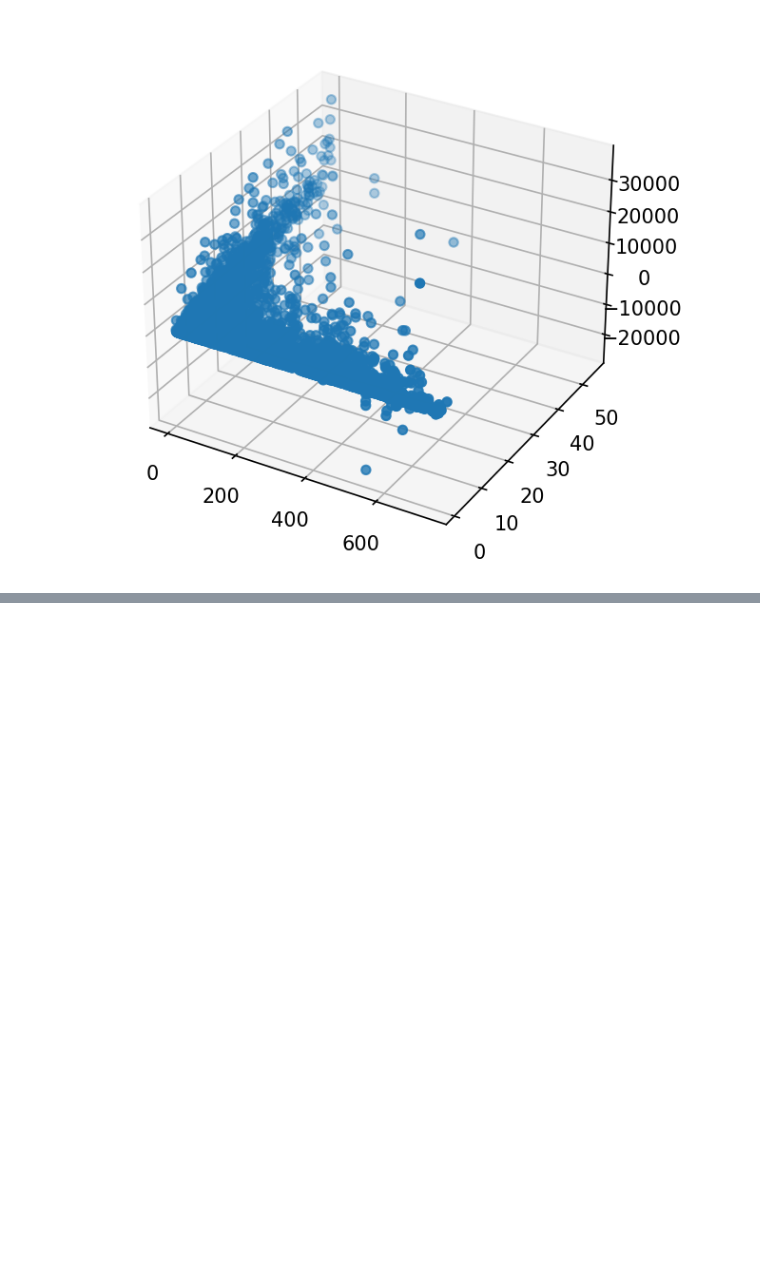
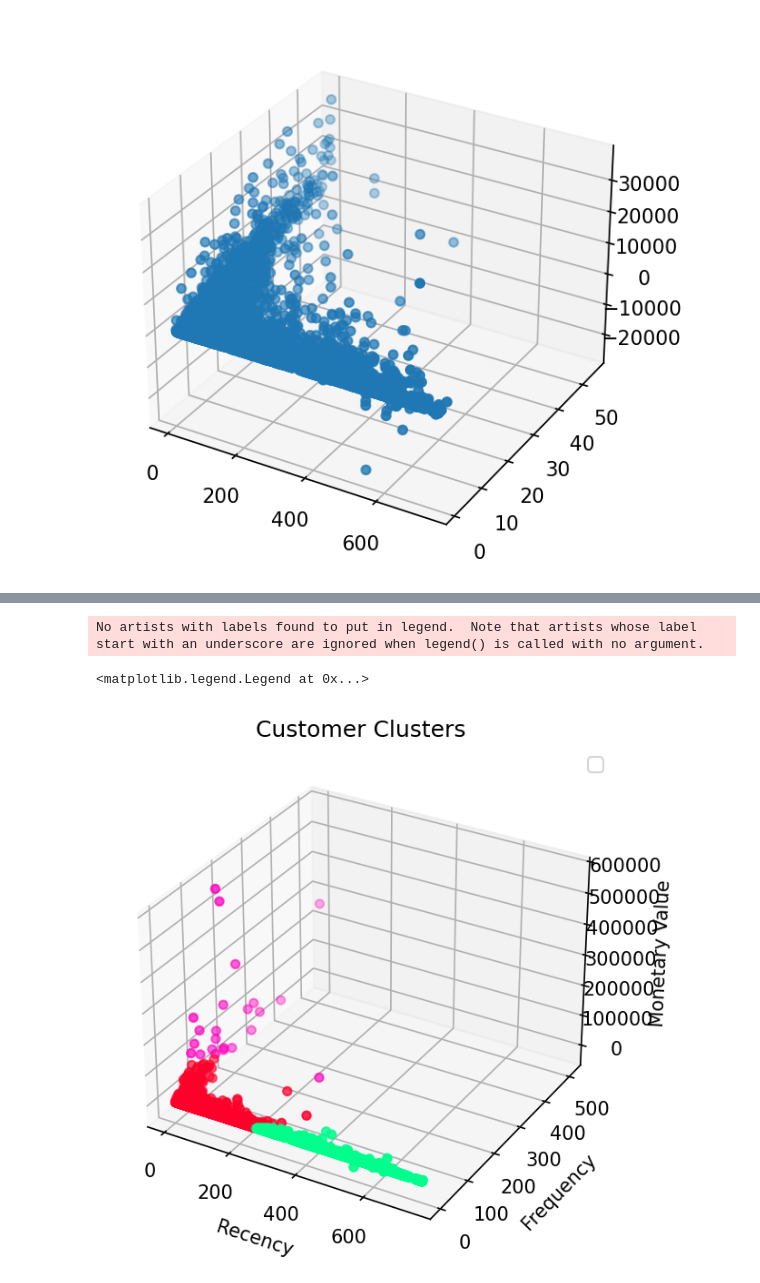
Before and after one commit to Noura-ou/projet_segmentation_client, a Jupyter notebook: src/test_rola.ipynb, the cells around one changed output, grey strips where cells are left out. Cells and saved outputs as stored; diff of their text form; code cells hidden in the pictures; blank space fills up the shorter version.

```diff
--- a/src/test_rola.ipynb
+++ b/src/test_rola.ipynb
@@ -548,0 +565,6 @@ ax.scatter3D(rfmno.Recency, rfmno.Frequency, rfmno.Monetary)
+# %%
+from sklearn.preprocessing import StandardScaler
+rfms = StandardScaler().fit(rfm[c]).transform(rfm[c])
+rfms = pd.DataFrame(rfms, columns=c)
+rfmsno = rfms[c][np.abs(rfms[c] < 3).all(axis=1)]
+rfmsno
@@ -562,0 +599,3 @@ Text(0.5, 1.0, 'KMeans Performance By Cluster Number')
+# %%
+kp = pd.Series(KMeans(n_clusters = 3, random_state=10, max_iter=3000).fit(rfms[c]).predict(rfms[c]))
+rfm['Cluster'] = kp
@@ -562,0 +609,13 @@ Text(0.5, 1.0, 'KMeans Performance By Cluster Number')
+# %%
+plt.figure(dpi=150)
+ax = plt.axes(projection='3d')
+ax.scatter3D(rfm.Recency, rfm.Frequency, rfm.Monetary, c=rfm.Cluster.values, cmap='gist_rainbow')
+plt.xlabel('Recency')
+plt.ylabel('Frequency')
+ax.set_zlabel('Monetary Value')
+plt.title('Customer Clusters')
+plt.legend()
+# %% [output]
+No artists with labels found to put in legend.  Note that artists whose label start with an underscore are ignored when legend() is called with no argument.
+<matplotlib.legend.Legend at 0x...>
+[figure, added]
```
Also changed, not shown: parts of 6 cells of this notebook.
